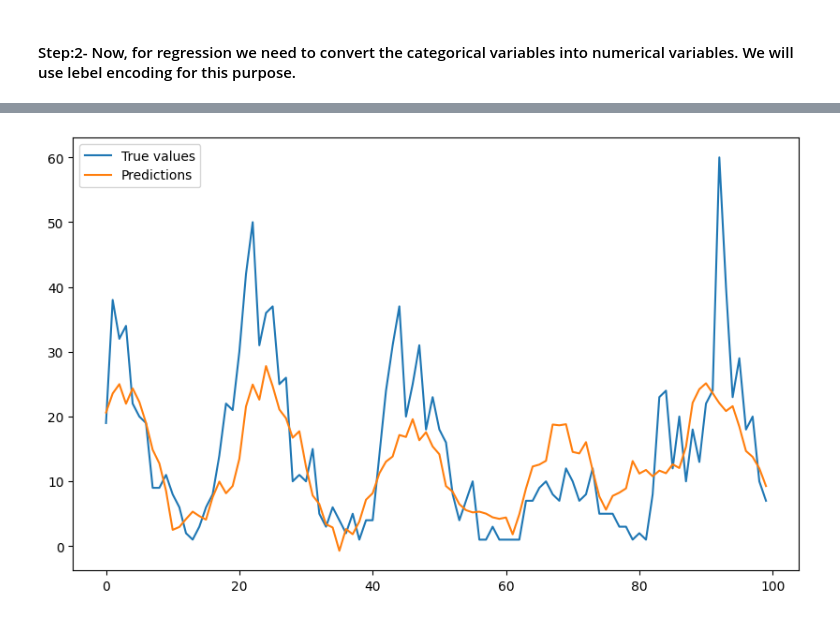
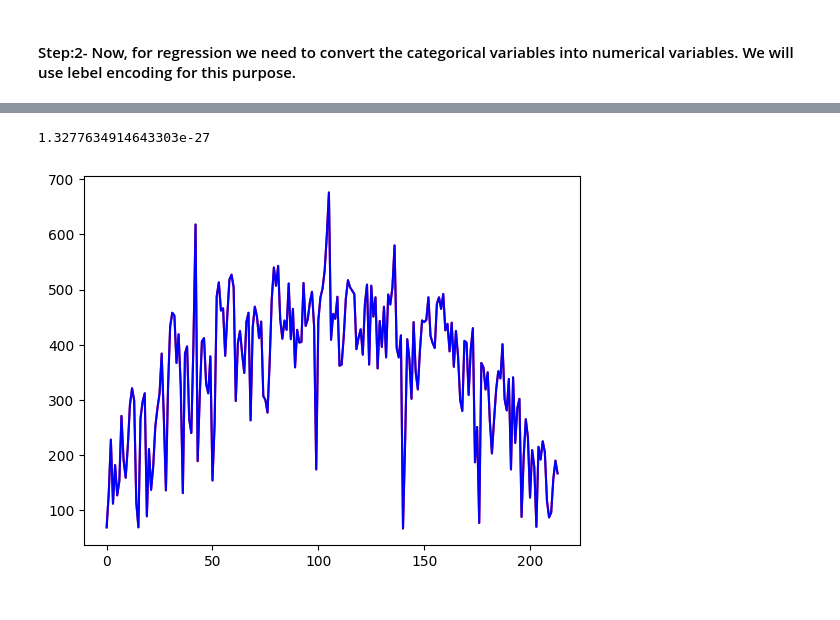
Before and after one commit to sayemomer/BixiMatch, a Jupyter notebook: notebooks/training_preprocessing_and_train.ipynb, the cells around one changed output, grey strips where cells are left out. Drawn from its saved outputs; the diff is of its cells as text; code cells hidden in the pictures.

Commit message:
simple linear model

```diff
--- a/notebooks/training_preprocessing_and_train.ipynb
+++ b/notebooks/training_preprocessing_and_train.ipynb
@@ -217,12 +99,44 @@ Mean squared error: 109.26691897580392
+# %%
+# split the features and target variable
+
+X_train = OD_2014_weather_agg[['Description', 'num_trips', 'Lag1']] + OD_2015_weather_agg[['Description', 'num_trips', 'Lag1']] + OD_2016_weather_agg[['Description', 'num_trips', 'Lag1']]
+X_train = X_train.dropna()
+y_train = OD_2014_weather_agg['num_trips'] + OD_2015_weather_agg['num_trips'] + OD_2016_weather_agg['num_trips']
+y_train , X_train = y_train.align(X_train, join='inner')
+
+X_test = OD_2017_weather_agg[['Description', 'num_trips', 'Lag1']]
+X_test = X_test.dropna()
+y_test = OD_2017_weather_agg['num_trips']
+y_test , X_test = y_test.align(X_test, join='inner')
+
+from sklearn.linear_model import LinearRegression
+
+# create the model
+
+model = LinearRegression()
+
+# train the model
+
+model.fit(X_train, y_train)
+
+# make predictions
+
+predictions = model.predict(X_test)
+
+# calculate the mean squared error
+
+from sklearn.metrics import mean_squared_error
+
+mean_squared_error(y_test, predictions)
+# %% [output]
+1.3277634914643303e-27
 # %%
-# plot the predictions
+# plot the predictions vs the actual values in different colors
 
 import matplotlib.pyplot as plt
 
-plt.figure(figsize=(10, 6))
-plt.plot(ytst[0:100], label='True values')
-plt.plot(predictions[0:100], label='Predictions')
-plt.legend()
+plt.plot(predictions, color='red')
+plt.plot(y_test.values, color='blue')
 plt.show()
 # %% [output]
-[figure, old version]
+[figure, new version]
```
Also changed, not shown: parts of 11 cells of this notebook, 6 other files.
